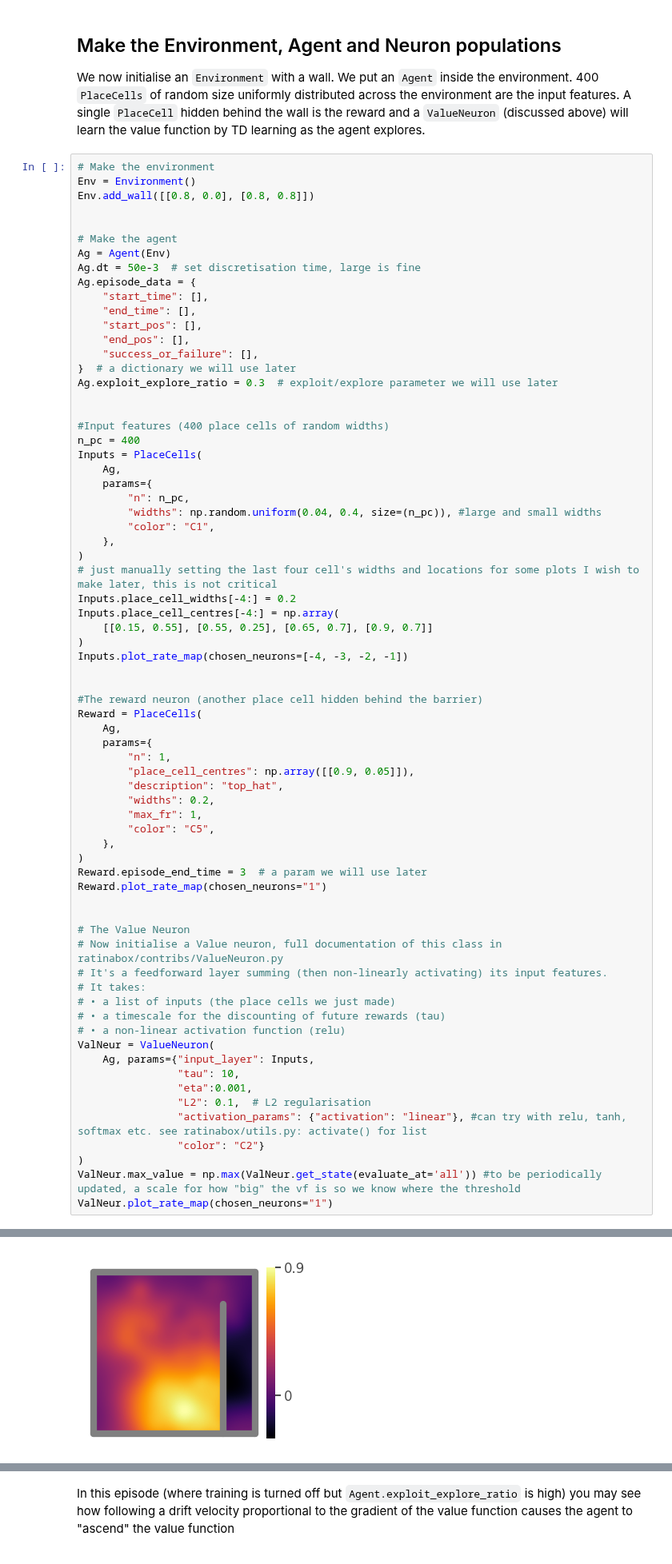
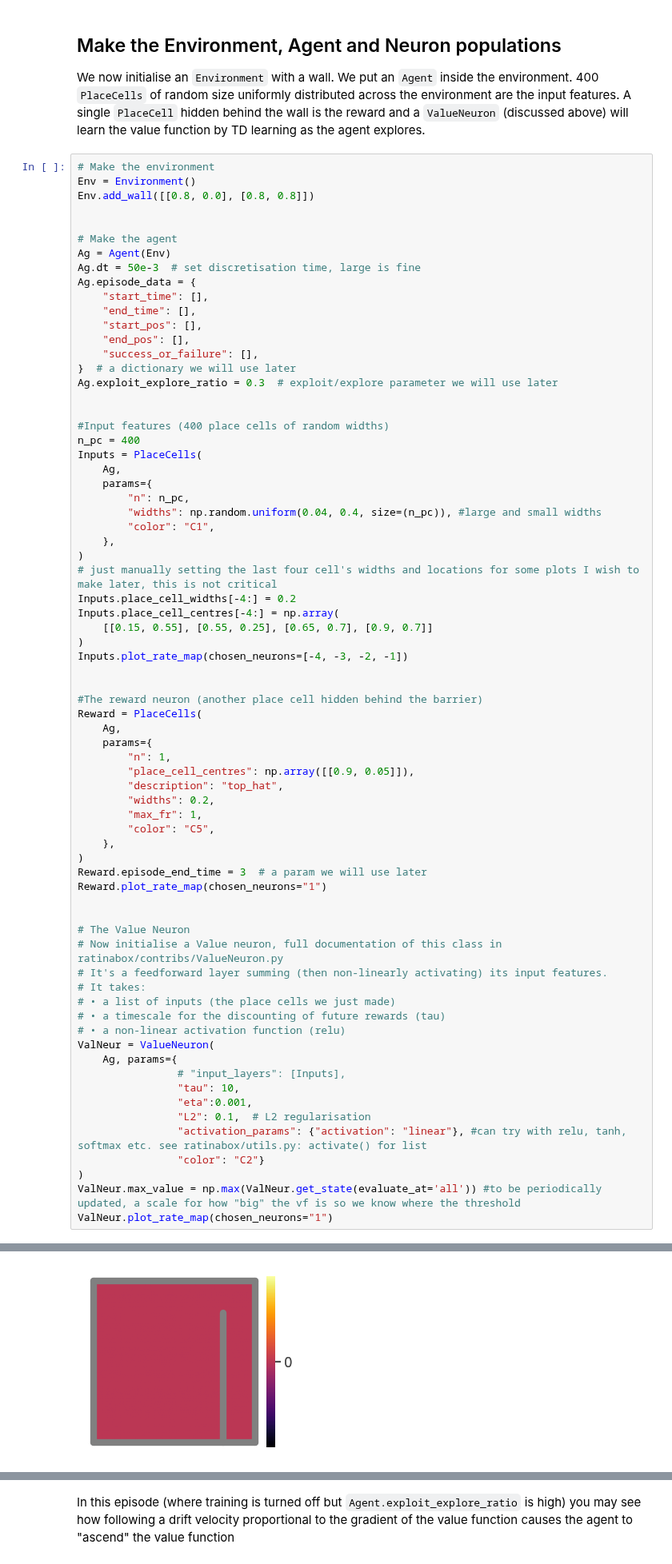
Before and after one commit to RatInABox-Lab/RatInABox, a Jupyter notebook: demos/reinforcement_learning_example.ipynb, the cells around one changed output, grey strips where cells are left out. Shown at 80% size. Drawn from its saved outputs; the diff is of its cells as text.

```diff
--- a/demos/reinforcement_learning_example.ipynb
+++ b/demos/reinforcement_learning_example.ipynb
@@ -144,7 +140,8 @@ Reward.plot_rate_map(chosen_neurons="1")
 # • a timescale for the discounting of future rewards (tau)
 # • a non-linear activation function (relu)
 ValNeur = ValueNeuron(
-    Ag, params={"input_layer": Inputs,
+    Ag, params={
+                # "input_layers": [Inputs],
                 "tau": 10,
                 "eta":0.001,
                 "L2": 0.1,  # L2 regularisation
@@ -158,6 +158,6 @@ ValNeur.plot_rate_map(chosen_neurons="1")
 [figure]
 [figure]
-[figure, old version]
+[figure, new version]
 # %% [markdown]
 ## Policy Improvement
 Now we have a neuron capable of learning the value function under its current policy ("policy evaluation") the next job is to use this to improve the policy ("policy improvement") towards an optimal one.
```
Also changed, not shown: parts of 6 cells of this notebook.
